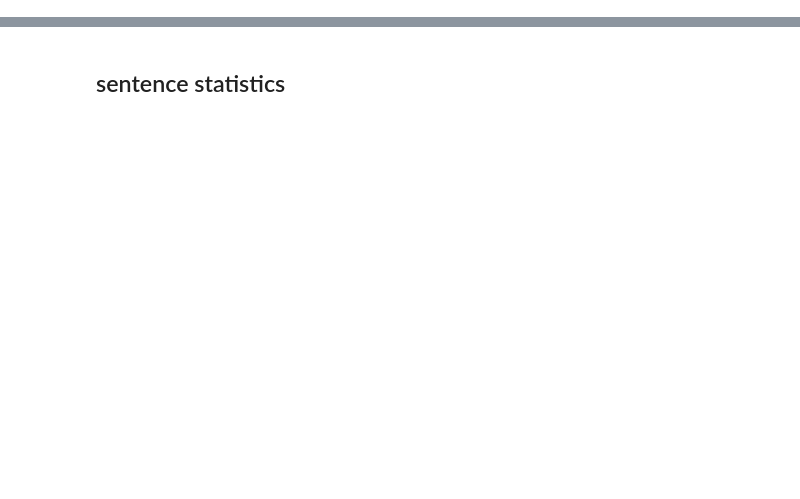
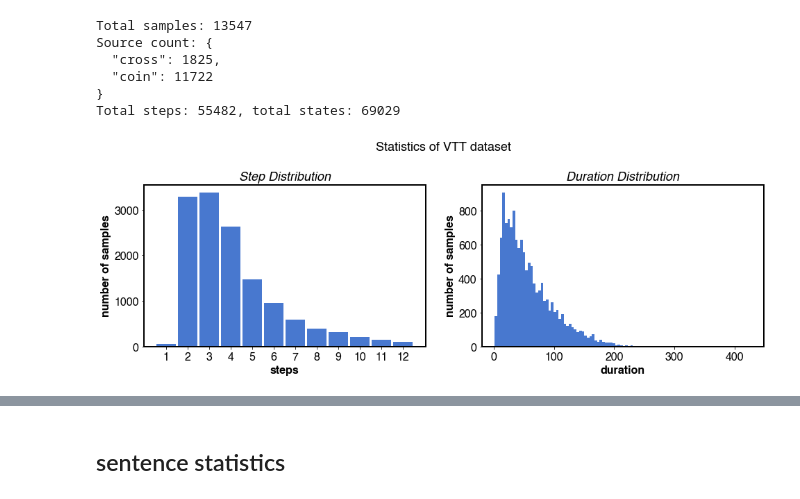
Before and after one commit to hughplay/VTT, a Jupyter notebook: notebooks/1.1-statistics.ipynb, the cells around one changed output, grey strips where cells are left out. Cells and saved outputs as stored; diff of their text form; code cells hidden in the pictures; blank space fills up the shorter version.

```diff
--- a/notebooks/1.1-statistics.ipynb
+++ b/notebooks/1.1-statistics.ipynb
@@ -125,8 +127,16 @@ def show_statistics(data):
 
     fig.suptitle("Statistics of VTT dataset")
 # %%
-with jsonlines.open("/data/vtt/meta/vtt_integrated.jsonl") as reader:
+with jsonlines.open("/data/vtt/meta/vtt.jsonl") as reader:
     data = list(reader)
 show_statistics(data)
 plt.savefig("statistics-all.pdf")
+# %% [output]
+Total samples: 13547
+Source count: {
+  "cross": 1825,
+  "coin": 11722
+}
+Total steps: 55482, total states: 69029
+[figure, added]
 # %%
```
Also changed, not shown: parts of 29 cells of this notebook, 37 other files.
